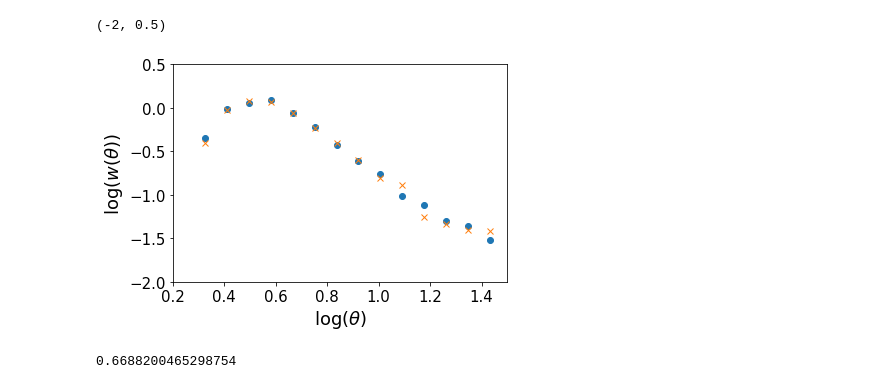
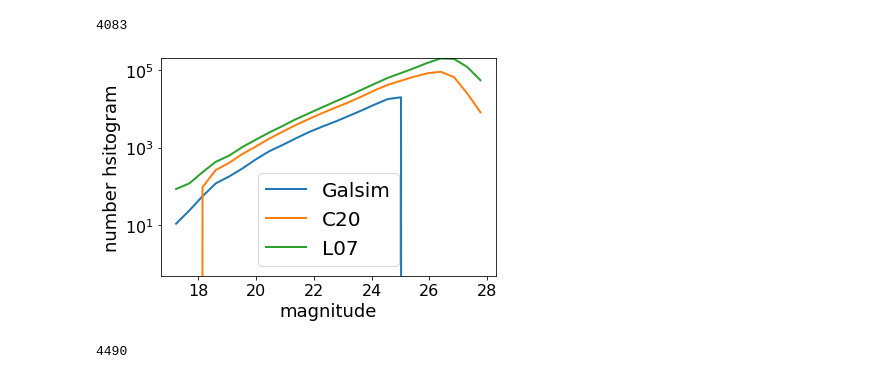
Before and after one commit to mr-superonion/FPFS, a Jupyter notebook: notebook/sim/0_0-COSMOS_region.ipynb, the cells around one changed output. Saved outputs shown, nothing was run; the diff lists cells and outputs as text; code cells hidden in the pictures.

```diff
--- a/notebook/sim/0_0-COSMOS_region.ipynb
+++ b/notebook/sim/0_0-COSMOS_region.ipynb
@@ -204,18 +14,57 @@ Text(0, 0.5, '$w(\\theta)$')
-# %%
-w1=nn.npairs/rr.npairs-1
-plt.plot(np.log10(rr.rnom*3600./0.168),np.log10(w1),'o')
-
-w2=(nn.npairs-nr.npairs)/rr.npairs+1
-plt.plot(np.log10(rr.rnom*3600./0.168),np.log10(w2),'x')
-
-plt.xlabel(r'log($\theta$)')
-plt.ylabel(r'log($w(\theta)$)')
-plt.xlim(0.2,1.5)
-plt.ylim(-2,0.5)
-# %% [output]
-(-2, 0.5)
-[figure, removed]
-# %%
-10**0.6*0.168
-# %% [output]
-0.6688200465298754
+# %%
+cosmo252=simutil.cosmoHSTGal('252')
+cosmo252.readHSTsample()
+# %%
+# COSMO2020
+fname=os.path.join(os.environ['homeWrk'],'COSMOS/COSMOS2020/COSMOS2020_CLASSIC_R1_v2.1_p3.fits')
+data=astTable.Table.read(fname)
+data=data[(data['lp_zBEST']>0.)&(data['lp_zBEST']<8.)]
+# %%
+# L2007
+fname=os.path.join(os.environ['homeWrk'],'COSMOS/Leauthaud2007/acs_clean_only.fits')
+data2=astTable.Table.read(fname)
+msk=(data2['MU_CLASS']==1)&(data2['NEARSTAR']==1)&(data2['MASKED']==1)&(data2['GOOD']==1)
+msk=msk&(data2['MAG_AUTO']<30.)&(data2['MAG_AUTO']>14.5)
+data2=data2[msk]
+# %%
+# Galsim catalog
+cat=astTable.Table(cosmo252.catused)
+bds=np.linspace(17,28,25)
+bdc=(bds[1:]+bds[:-1])/2.
+nums,bds=np.histogram(cat['mag_auto'],bins=bds,density=False)
+nums2,bds2=np.histogram(data['ACS_F814W_MAG'],bins=bds,density=False)
+nums3,bds3=np.histogram(data2['MAG_AUTO'],bins=bds,density=False)
+
+plt.close()
+plt.plot(bdc,nums,label='Galsim')
+plt.plot(bdc,nums2,label='C20')
+plt.plot(bdc,nums3,label='L07')
+plt.yscale('log')
+plt.ylim(0.5,2e5)
+plt.legend()
+plt.xlabel('magnitude')
+plt.ylabel('number hsitogram')
+gc.collect()
+# %% [output]
+4083
+[figure, added]
+# %%
+# match between galsim and L07
+nside=4096 # healpix nside
+# ra,dec,radius in degrees
+matches = smatch.match(
+        cat['ra'],cat['dec'],
+        0.3/3600.,
+        data2['ALPHA_J2000'],data2['DELTA_J2000'],
+        nside=nside, maxmatch=1)
+matched2=np.zeros(len(data2)).astype(bool)
+matched2[matches['i2']]=True
+data2u=data2[~matched2]
+data2m=data2[matched2]
+
+catold=cat[matches['i1']]
+catold['extended']=False
+
+gc.collect()
+# %% [output]
+4490
```
Also changed, not shown: parts of 20 cells of this notebook, 27 other files.
